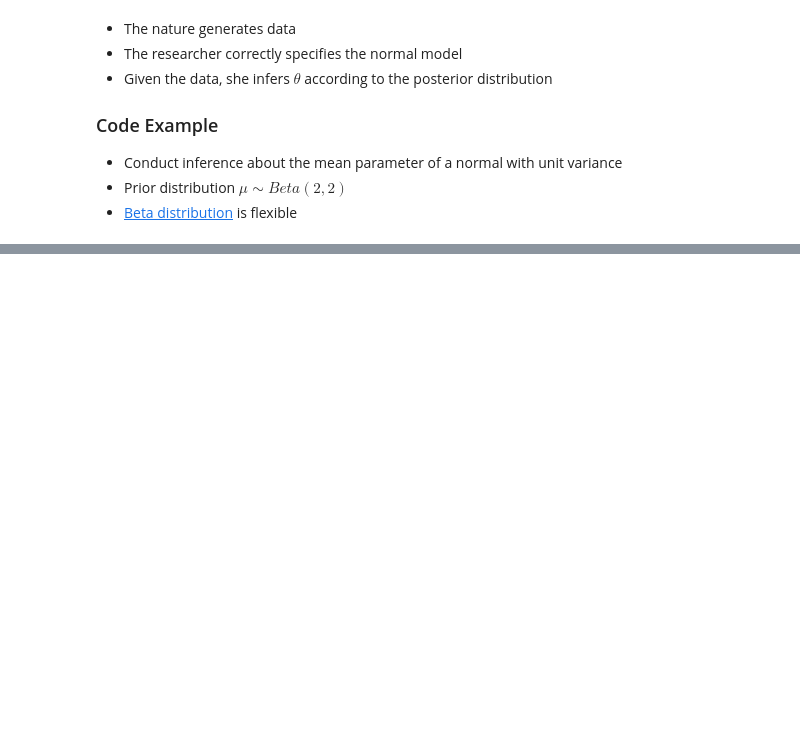
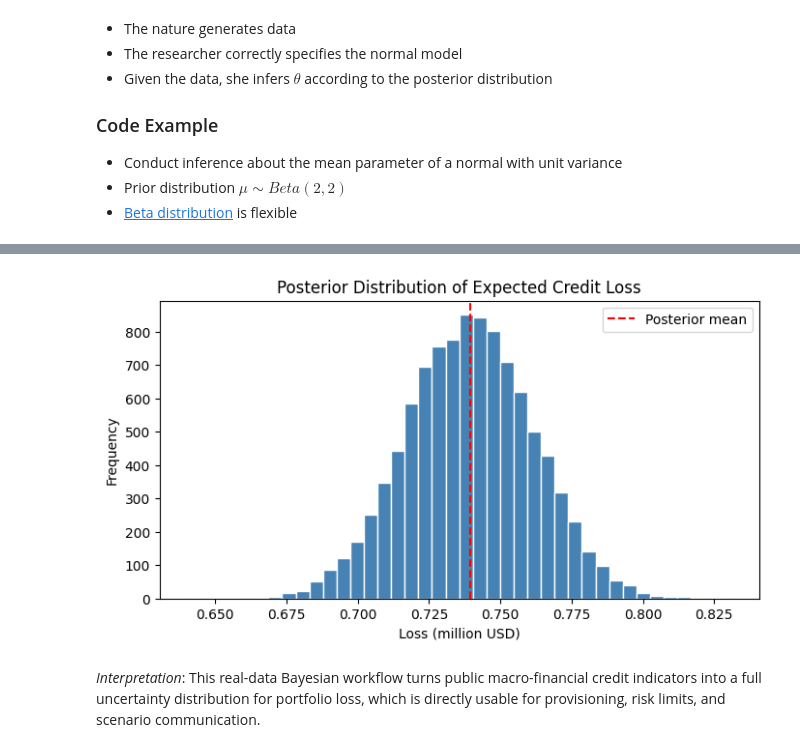
Before and after one commit to zhentaoshi/Econ5821, a Jupyter notebook: py_06_integration.ipynb, the cells around one changed output, grey strips where cells are left out. Drawn from its saved outputs; the diff is of its cells as text; code cells hidden in the pictures; blank space fills up the shorter version.

```diff
--- a/py_06_integration.ipynb
+++ b/py_06_integration.ipynb
@@ -369,0 +483,25 @@ plt.show()
+# %%
+ead = 50_000_000
+lgd = 0.60
+
+# Posterior simulation
+np.random.seed(5821)
+theta_draws = np.random.normal(theta_post, tau_post, size=10000)
+theta_draws = np.clip(theta_draws, 0.0, None)  # keep rates nonnegative
+loss_draws = ead * lgd * (theta_draws / 100.0)
+
+loss_mean = loss_draws.mean()
+loss_q05, loss_q95 = np.quantile(loss_draws, [0.05, 0.95])
+
+print(f"Posterior mean expected loss: ${loss_mean:,.0f}")
+print(f"90% posterior interval: [${loss_q05:,.0f}, ${loss_q95:,.0f}]")
+
+plt.figure(figsize=(8, 4))
+plt.hist(loss_draws / 1e6, bins=40, color='steelblue', edgecolor='white')
+plt.axvline(loss_mean / 1e6, color='red', linestyle='--', label='Posterior mean')
+plt.title('Posterior Distribution of Expected Credit Loss')
+plt.xlabel('Loss (million USD)')
+plt.ylabel('Frequency')
+plt.legend()
+plt.show()
+# %% [output]
@@ -369,0 +510,3 @@ plt.show()
+[figure, added]
+# %% [markdown]
+*Interpretation*: This real-data Bayesian workflow turns public macro-financial credit indicators into a full uncertainty distribution for portfolio loss, which is directly usable for provisioning, risk limits, and scenario communication.
```
Also changed, not shown: parts of 19 cells of this notebook, 1 other file.
